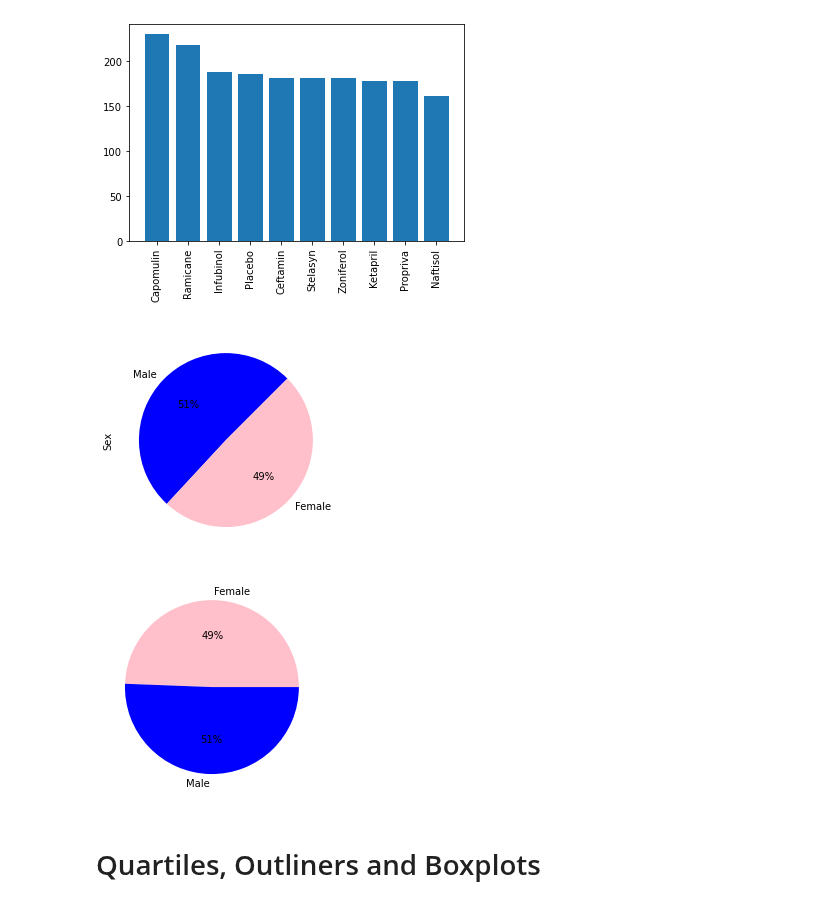
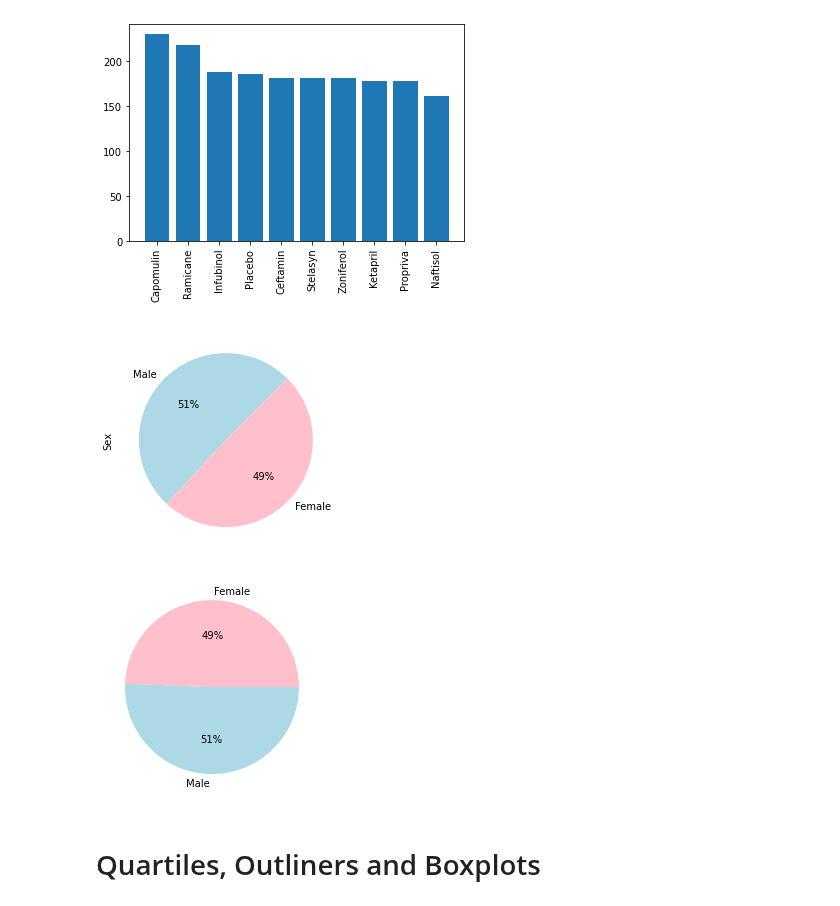
Before and after one commit to CarmiSmith/Matplotlib-Homework, a Jupyter notebook: pymaceuticals_homework.ipynb, the cells around one changed output. Saved outputs shown, nothing was run; the diff lists cells and outputs as text; code cells hidden in the pictures.

```diff
--- a/pymaceuticals_homework.ipynb
+++ b/pymaceuticals_homework.ipynb
@@ -209,22 +246,26 @@ merg_df3 = pd.merge(mouse_metadata, study_results, on="Mouse ID")
 clean_sex_data_df = merg_df3[merg_df3.duplicated(subset=['Timepoint'])]
 mouse_data = clean_sex_data_df.set_index('Mouse ID')
 pie_df = merg_df3['Sex'].value_counts()
-pie_df.plot(kind='pie', colors=['blue', 'pink'],autopct='%1.0f%%', startangle = 45)
+pie_df.plot(kind='pie', colors=['lightblue', 'pink'],autopct='%1.0f%%', startangle = 45)
+
+#Show output
 plt.show()
 # %% [output]
-[figure, old version]
+[figure, new version]
 # %%
 # Generate a pie plot showing the distribution of female versus male mice using pyplot
 merg_df3 = pd.merge(mouse_metadata, study_results, on="Mouse ID")
 clean_sex_data_df = merg_df3[merg_df3.duplicated(subset=['Timepoint'])]
 mouse_data = clean_sex_data_df.set_index('Mouse ID')
 sex = merg_df3.groupby('Sex')['Mouse ID'].count()
 labels = list(sex.index)
 sex = sex.to_numpy()
-colors = ['pink', 'blue']
+colors = ['pink', 'lightblue']
 plt.pie(sex, labels = labels, colors = colors, autopct='%1.0f%%')
+
+#Show output
 plt.show()
 # %% [output]
-[figure, old version]
+[figure, new version]
 # %% [markdown]
 # Quartiles, Outliners and Boxplots
```
Also changed, not shown: parts of 20 cells of this notebook.
